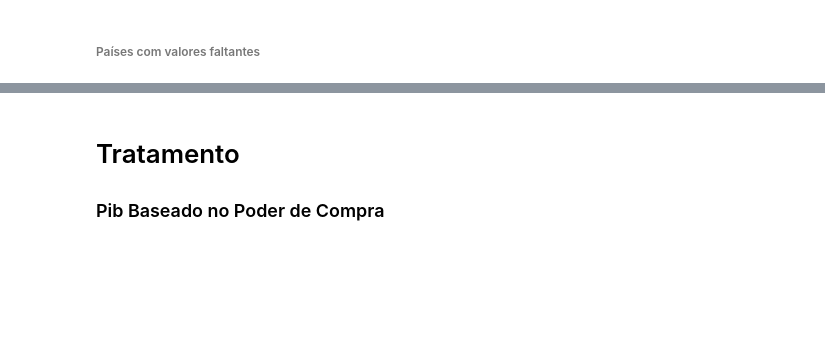
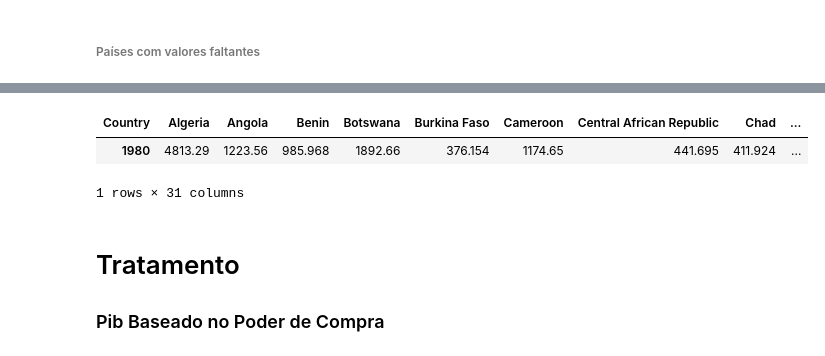
Before and after one commit to MoysesAz/Analyze-emerging, a Jupyter notebook: Analytics_Africa_by_Carolina.ipynb, the cells around one changed output, grey strips where cells are left out. Saved outputs shown, nothing was run; the diff lists cells and outputs as text; code cells hidden in the pictures; blank space fills up the shorter version.

```diff
--- a/Analytics_Africa_by_Carolina.ipynb
+++ b/Analytics_Africa_by_Carolina.ipynb
@@ -184,3 +179,9 @@ data_2.to_excel("data_finish/paridade_poder_de_compra/Paridade_poder_de_compra_2
+# %%
+data_2.head(1)
+# %% [output]
+| Country | Algeria | Angola | Benin | Botswana | Burkina Faso | Cameroon | Central African Republic | Chad | ... |
+| 1980 | 4813.29 | 1223.56 | 985.968 | 1892.66 | 376.154 | 1174.65 | 441.695 | 411.924 | ... |
+1 rows × 31 columns
 # %%
 data.to_csv("data_finish/paridade_poder_de_compra/Paridade_poder_de_compra")
 data.to_excel("data_finish/paridade_poder_de_compra/Paridade_poder_de_compra.xlsx", sheet_name='Sheet')
```
Also changed, not shown: parts of 6 cells of this notebook, 13 other files.
